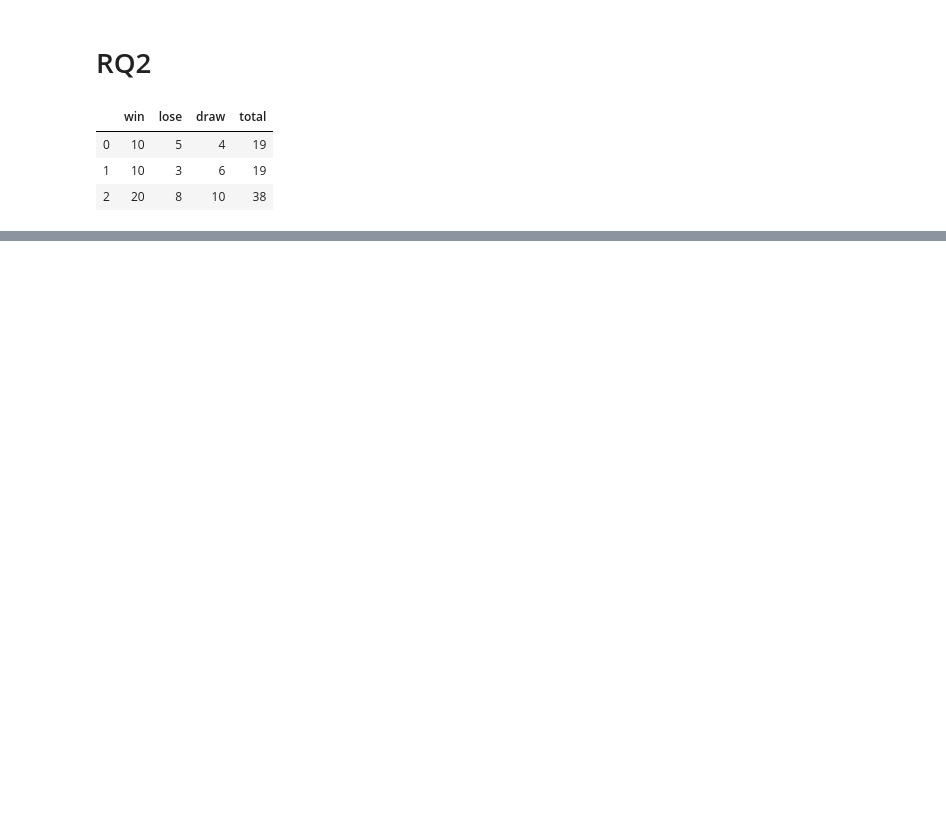
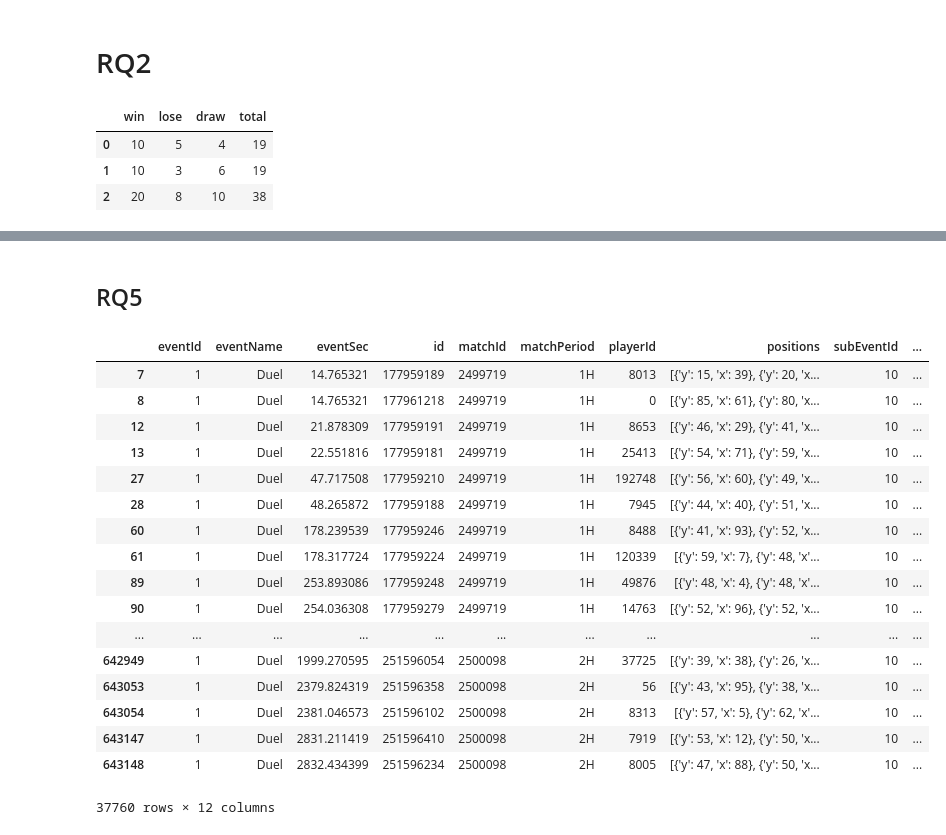
Before and after one commit to silviuspac/Homework_2, a Jupyter notebook: Homework_2.ipynb, the cells around one changed output, grey strips where cells are left out. Saved outputs shown, nothing was run; the diff lists cells and outputs as text; code cells hidden in the pictures; blank space fills up the shorter version.

```diff
--- a/Homework_2.ipynb
+++ b/Homework_2.ipynb
@@ -456,0 +547,28 @@ cont_table_t5
+# %% [markdown]
+## RQ5
+# %%
+players = pd.read_json('../dataset/players.json')
+events = pd.read_json('../dataset/events/events_England.json')
+interest_event = "Air duel"
+# %%
+air_duels =events[events["subEventName"] == interest_event]
+air_duels
+# %% [output]
+|  | eventId | eventName | eventSec | id | matchId | matchPeriod | playerId | positions | subEventId | ... |
+| 7 | 1 | Duel | 14.765321 | 177959189 | 2499719 | 1H | 8013 | [{'y': 15, 'x': 39}, {'y': 20, 'x... | 10 | ... |
+| 8 | 1 | Duel | 14.765321 | 177961218 | 2499719 | 1H | 0 | [{'y': 85, 'x': 61}, {'y': 80, 'x... | 10 | ... |
+| 12 | 1 | Duel | 21.878309 | 177959191 | 2499719 | 1H | 8653 | [{'y': 46, 'x': 29}, {'y': 41, 'x... | 10 | ... |
+| 13 | 1 | Duel | 22.551816 | 177959181 | 2499719 | 1H | 25413 | [{'y': 54, 'x': 71}, {'y': 59, 'x... | 10 | ... |
+| 27 | 1 | Duel | 47.717508 | 177959210 | 2499719 | 1H | 192748 | [{'y': 56, 'x': 60}, {'y': 49, 'x... | 10 | ... |
+| 28 | 1 | Duel | 48.265872 | 177959188 | 2499719 | 1H | 7945 | [{'y': 44, 'x': 40}, {'y': 51, 'x... | 10 | ... |
+| 60 | 1 | Duel | 178.239539 | 177959246 | 2499719 | 1H | 8488 | [{'y': 41, 'x': 93}, {'y': 52, 'x... | 10 | ... |
+| 61 | 1 | Duel | 178.317724 | 177959224 | 2499719 | 1H | 120339 | [{'y': 59, 'x': 7}, {'y': 48, 'x'... | 10 | ... |
+| 89 | 1 | Duel | 253.893086 | 177959248 | 2499719 | 1H | 49876 | [{'y': 48, 'x': 4}, {'y': 48, 'x'... | 10 | ... |
+| 90 | 1 | Duel | 254.036308 | 177959279 | 2499719 | 1H | 14763 | [{'y': 52, 'x': 96}, {'y': 52, 'x... | 10 | ... |
+| ... | ... | ... | ... | ... | ... | ... | ... | ... | ... | ... |
+| 642949 | 1 | Duel | 1999.270595 | 251596054 | 2500098 | 2H | 37725 | [{'y': 39, 'x': 38}, {'y': 26, 'x... | 10 | ... |
+| 643053 | 1 | Duel | 2379.824319 | 251596358 | 2500098 | 2H | 56 | [{'y': 43, 'x': 95}, {'y': 38, 'x... | 10 | ... |
+| 643054 | 1 | Duel | 2381.046573 | 251596102 | 2500098 | 2H | 8313 | [{'y': 57, 'x': 5}, {'y': 62, 'x'... | 10 | ... |
+| 643147 | 1 | Duel | 2831.211419 | 251596410 | 2500098 | 2H | 7919 | [{'y': 53, 'x': 12}, {'y': 50, 'x... | 10 | ... |
+| 643148 | 1 | Duel | 2832.434399 | 251596234 | 2500098 | 2H | 8005 | [{'y': 47, 'x': 88}, {'y': 50, 'x... | 10 | ... |
+37760 rows × 12 columns
```
Also changed, not shown: parts of 15 cells of this notebook, 2 other files.
